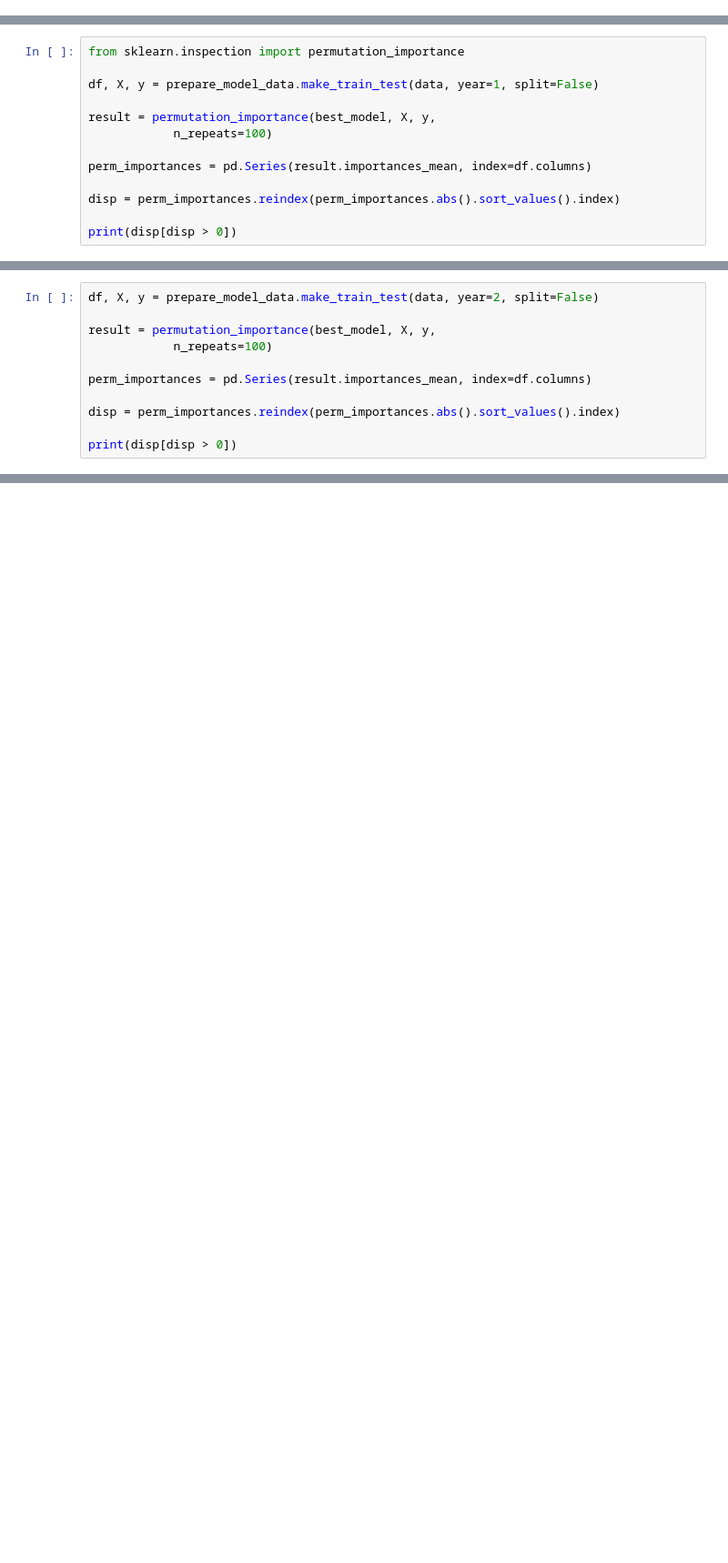
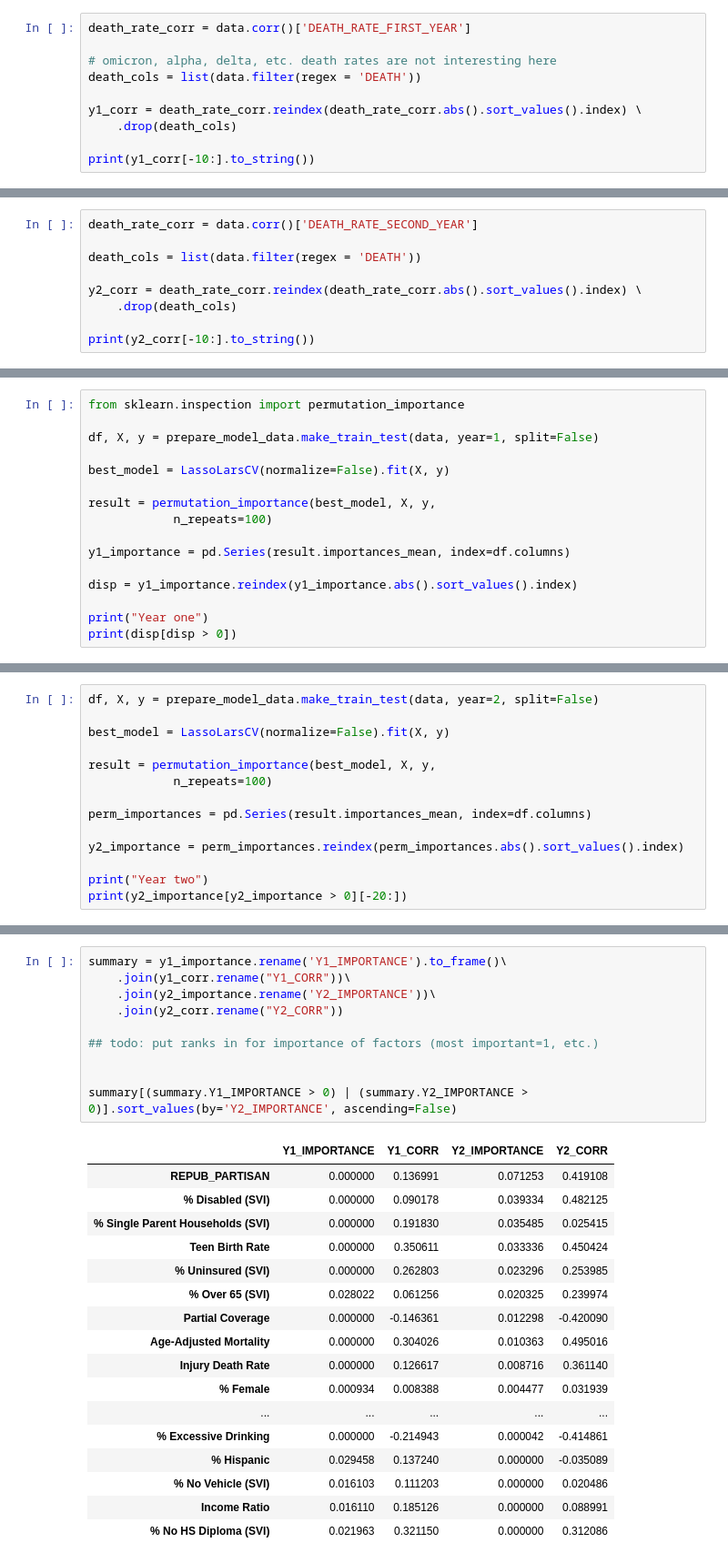
Before and after one commit to csdurfee/COVID_fatality_rates, a Jupyter notebook: model_selection.ipynb, the cells around one changed output, grey strips where cells are left out. Shown: that part at 91% size. Saved outputs shown, nothing was run; the diff lists cells and outputs as text; blank space fills up the shorter version.

Commit message:
summary stats for corrs & factors

```diff
--- a/model_selection.ipynb
+++ b/model_selection.ipynb
@@ -23,0 +34,10 @@ Now, we'll get training data for year 1, with a min population of 50,000.
+# %%
+death_rate_corr = data.corr()['DEATH_RATE_FIRST_YEAR']
+
+# omicron, alpha, delta, etc. death rates are not interesting here
+death_cols = list(data.filter(regex = 'DEATH'))
+
+y1_corr = death_rate_corr.reindex(death_rate_corr.abs().sort_values().index) \
+    .drop(death_cols)
+
+print(y1_corr[-10:].to_string())
@@ -23,0 +65,9 @@ Now, we'll get training data for year 1, with a min population of 50,000.
+# %%
+death_rate_corr = data.corr()['DEATH_RATE_SECOND_YEAR']
+
+death_cols = list(data.filter(regex = 'DEATH'))
+
+y2_corr = death_rate_corr.reindex(death_rate_corr.abs().sort_values().index) \
+    .drop(death_cols)
+
+print(y2_corr[-10:].to_string())
@@ -107,12 +229,15 @@ from sklearn.inspection import permutation_importance
 
 df, X, y = prepare_model_data.make_train_test(data, year=1, split=False)
 
+best_model = LassoLarsCV(normalize=False).fit(X, y)
+
 result = permutation_importance(best_model, X, y,
             n_repeats=100)
 
-perm_importances = pd.Series(result.importances_mean, index=df.columns)
+y1_importance = pd.Series(result.importances_mean, index=df.columns)
 
-disp = perm_importances.reindex(perm_importances.abs().sort_values().index)
+disp = y1_importance.reindex(y1_importance.abs().sort_values().index)
 
+print("Year one")
 print(disp[disp > 0])
 # %% [output]
@@ -131,13 +256,16 @@ EP_UNINSUR                0.011147
 dtype: float64
 # %%
 df, X, y = prepare_model_data.make_train_test(data, year=2, split=False)
+
+best_model = LassoLarsCV(normalize=False).fit(X, y)
 
 result = permutation_importance(best_model, X, y,
             n_repeats=100)
 
 perm_importances = pd.Series(result.importances_mean, index=df.columns)
 
-disp = perm_importances.reindex(perm_importances.abs().sort_values().index)
+y2_importance = perm_importances.reindex(perm_importances.abs().sort_values().index)
 
-print(disp[disp > 0])
+print("Year two")
+print(y2_importance[y2_importance > 0][-20:])
 # %% [output]
@@ -181,0 +291,28 @@ final_model = SVC(C=2**9, gamma=2**-11).fit(x_train, y_train)
+# %%
+summary = y1_importance.rename('Y1_IMPORTANCE').to_frame()\
+    .join(y1_corr.rename("Y1_CORR"))\
+    .join(y2_importance.rename('Y2_IMPORTANCE'))\
+    .join(y2_corr.rename("Y2_CORR"))
+
+## todo: put ranks in for importance of factors (most important=1, etc.)
+
+
+summary[(summary.Y1_IMPORTANCE > 0) | (summary.Y2_IMPORTANCE > 0)].sort_values(by='Y2_IMPORTANCE', ascending=False)
+# %% [output]
+|  | Y1_IMPORTANCE | Y1_CORR | Y2_IMPORTANCE | Y2_CORR |
+| REPUB_PARTISAN | 0.000000 | 0.136991 | 0.071253 | 0.419108 |
+| % Disabled (SVI) | 0.000000 | 0.090178 | 0.039334 | 0.482125 |
+| % Single Parent Households (SVI) | 0.000000 | 0.191830 | 0.035485 | 0.025415 |
+| Teen Birth Rate | 0.000000 | 0.350611 | 0.033336 | 0.450424 |
+| % Uninsured (SVI) | 0.000000 | 0.262803 | 0.023296 | 0.253985 |
+| % Over 65 (SVI) | 0.028022 | 0.061256 | 0.020325 | 0.239974 |
+| Partial Coverage | 0.000000 | -0.146361 | 0.012298 | -0.420090 |
+| Age-Adjusted Mortality | 0.000000 | 0.304026 | 0.010363 | 0.495016 |
+| Injury Death Rate | 0.000000 | 0.126617 | 0.008716 | 0.361140 |
+| % Female | 0.000934 | 0.008388 | 0.004477 | 0.031939 |
+| ... | ... | ... | ... | ... |
+| % Excessive Drinking | 0.000000 | -0.214943 | 0.000042 | -0.414861 |
+| % Hispanic | 0.029458 | 0.137240 | 0.000000 | -0.035089 |
+| % No Vehicle (SVI) | 0.016103 | 0.111203 | 0.000000 | 0.020486 |
+| Income Ratio | 0.016110 | 0.185126 | 0.000000 | 0.088991 |
+| % No HS Diploma (SVI) | 0.021963 | 0.321150 | 0.000000 | 0.312086 |
```
Also changed, not shown: parts of 26 cells of this notebook.
